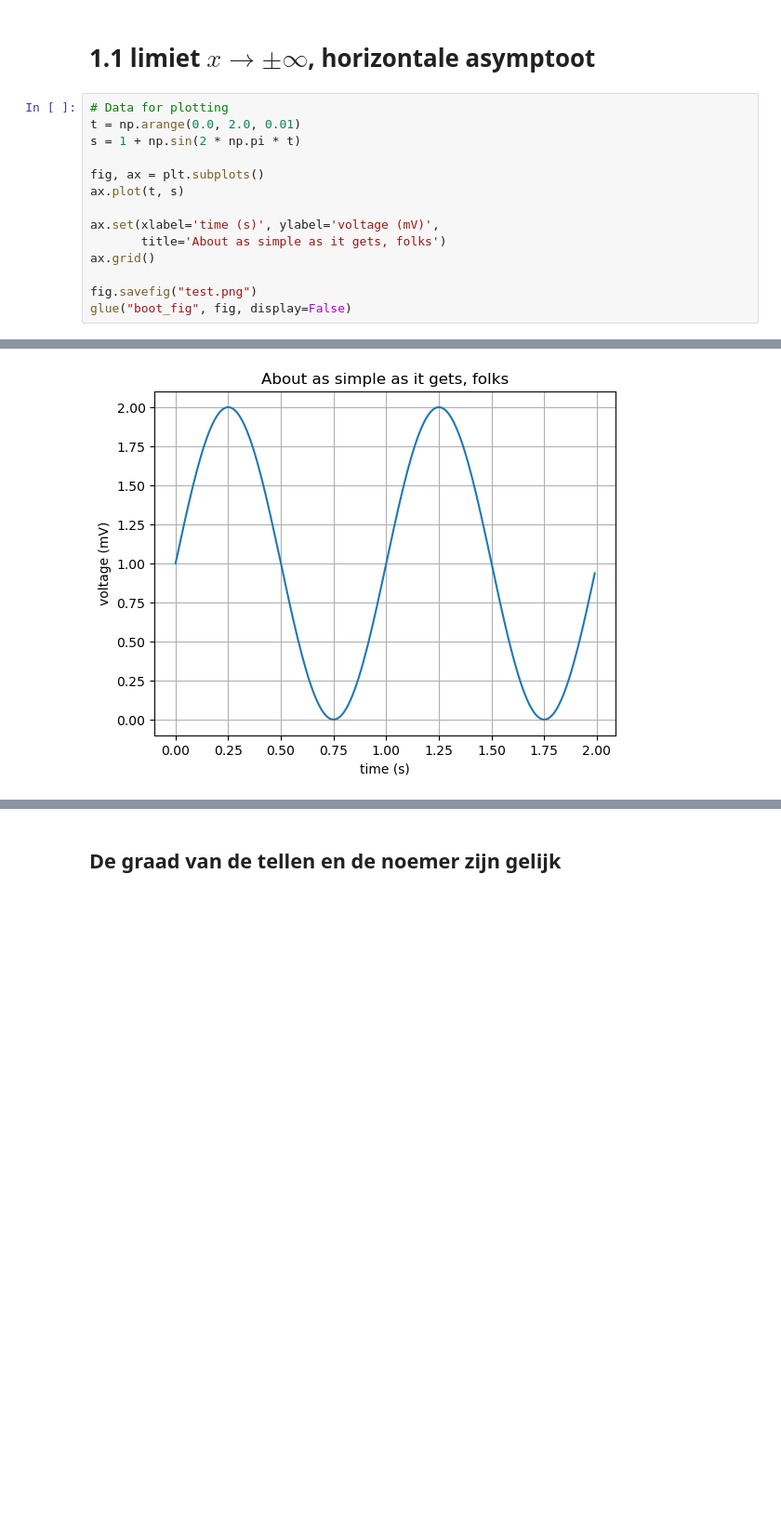
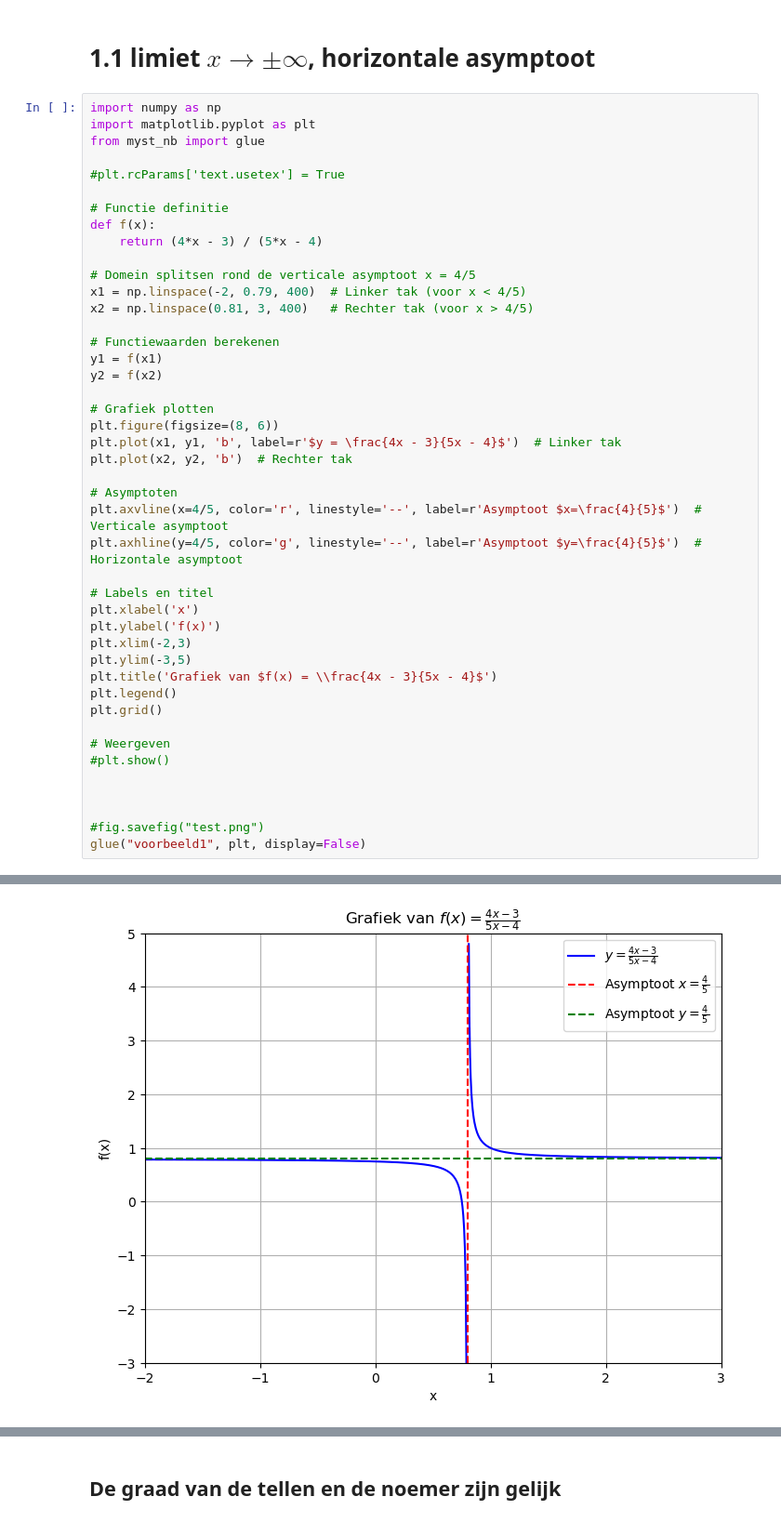
Before and after one commit to HHS-boeken/ME-WIS2-24, a Jupyter notebook: book/Limieten/Limieten/test1.ipynb, the cells around one changed output, grey strips where cells are left out. Shown: that part at 93% size. Cells and saved outputs as stored; diff of their text form; blank space fills up the shorter version.

`````diff
--- a/book/Limieten/Limieten/test1.ipynb
+++ b/book/Limieten/Limieten/test1.ipynb
@@ -1,17 +1,47 @@
 # %% [markdown]
 # 1.1 limiet $x \rightarrow  \pm\infty$, horizontale asymptoot
 # %%
-# Data for plotting
-t = np.arange(0.0, 2.0, 0.01)
-s = 1 + np.sin(2 * np.pi * t)
+import numpy as np
+import matplotlib.pyplot as plt
+from myst_nb import glue
 
-fig, ax = plt.subplots()
-ax.plot(t, s)
+#plt.rcParams['text.usetex'] = True
 
-ax.set(xlabel='time (s)', ylabel='voltage (mV)',
-       title='About as simple as it gets, folks')
-ax.grid()
+# Functie definitie
+def f(x):
+    return (4*x - 3) / (5*x - 4)
 
-fig.savefig("test.png")
-glue("boot_fig", fig, display=False)
+# Domein splitsen rond de verticale asymptoot x = 4/5
+x1 = np.linspace(-2, 0.79, 400)  # Linker tak (voor x < 4/5)
+x2 = np.linspace(0.81, 3, 400)   # Rechter tak (voor x > 4/5)
+
+# Functiewaarden berekenen
+y1 = f(x1)
+y2 = f(x2)
+
+# Grafiek plotten
+plt.figure(figsize=(8, 6))
+plt.plot(x1, y1, 'b', label=r'$y = \frac{4x - 3}{5x - 4}$')  # Linker tak
+plt.plot(x2, y2, 'b')  # Rechter tak
+
+# Asymptoten
+plt.axvline(x=4/5, color='r', linestyle='--', label=r'Asymptoot $x=\frac{4}{5}$')  # Verticale asymptoot
+plt.axhline(y=4/5, color='g', linestyle='--', label=r'Asymptoot $y=\frac{4}{5}$')  # Horizontale asymptoot
+
+# Labels en titel
+plt.xlabel('x')
+plt.ylabel('f(x)')
+plt.xlim(-2,3)
+plt.ylim(-3,5)
+plt.title('Grafiek van $f(x) = \\frac{4x - 3}{5x - 4}$')
+plt.legend()
+plt.grid()
+
+# Weergeven
+#plt.show()
+
+
+
+#fig.savefig("test.png")
+glue("voorbeeld1", plt, display=False)
 # %% [output]
@@ -19,4 +48,4 @@ glue("boot_fig", fig, display=False)
-[figure, old version]
+[figure, new version]
 # %% [markdown]
 
 ````{admonition} Theorie
`````
Also changed, not shown: parts of 5 cells of this notebook.
